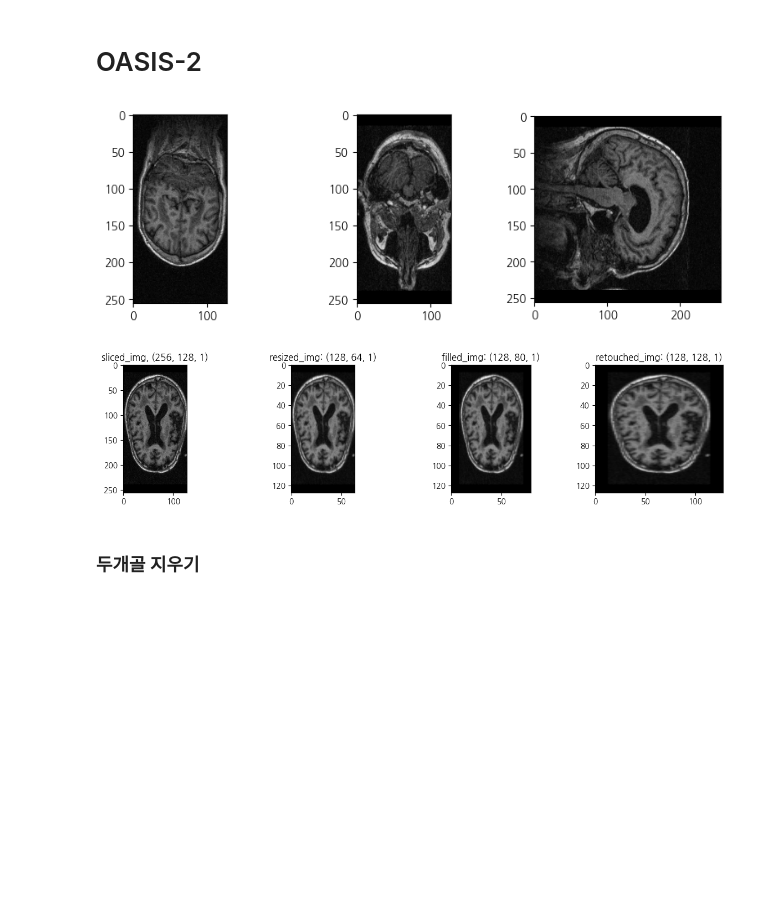
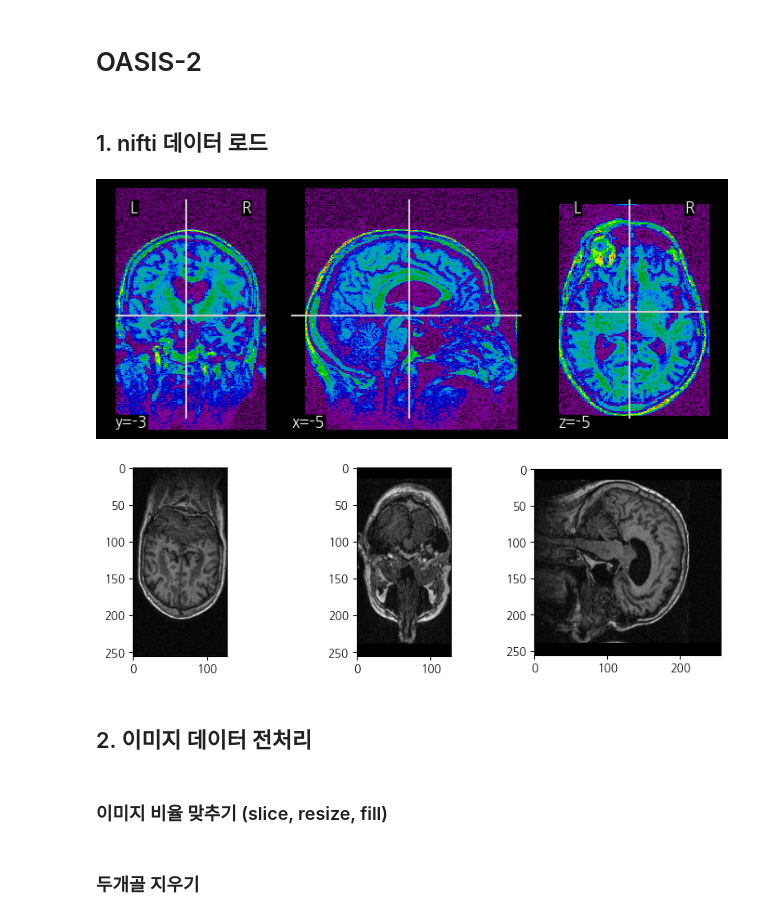
Before and after one commit to yonghyeun/Dementia_Analysis, a Jupyter notebook: 지민/4. Alzheimer MRI Preprocessed Dataset.ipynb, the cells around one changed output. Cells and saved outputs as stored; diff of their text form; code cells hidden in the pictures; blank space fills up the shorter version.

Commit message:
added image preprocessing function
removing skull from brain MRI image data

```diff
--- a/지민/4. Alzheimer MRI Preprocessed Dataset.ipynb
+++ b/지민/4. Alzheimer MRI Preprocessed Dataset.ipynb
@@ -376,58 +365,62 @@ for i in range(0, w*h):
 # %% [markdown]
 # OASIS-2
+# %% [markdown]
+## 1. nifti 데이터 로드
 # %%
 dir_path = sorted(glob('../OASIS-2 dataset/*'))
 # %%
 # 이미지 파일 경로
 filepath = '../OASIS-2 dataset/OAS2_0017_MR3/mpr-4.nifti.img'
 
 # 이미지 파일 불러오기
 img = nib.load(filepath)
+plotting.plot_epi(img)
 
 # 데이터 얻기
 data = img.get_fdata()
 
 # 이미지 시각화
 fig, axes = plt.subplots(1, 3, figsize=(10, 3))
 axes[0].imshow(data[70, :, :], cmap='gray')
 axes[1].imshow(data[:, 70, :], cmap='gray')
 axes[2].imshow(data[:, :, 70], cmap='gray');
 # %% [output]
-[figure, old version]
+[figure, new version]
+[figure, added]
+# %% [markdown]
+## 2. 이미지 데이터 전처리
+# %% [markdown]
+### 이미지 비율 맞추기 (slice, resize, fill)
 # %%
-# nifti.img 파일 읽어오기
-file = nib.load(filepath)
-img_data = file.get_fdata()
+# # nifti.img 파일 읽어오기
+# file = nib.load(filepath)
+# img_data = file.get_fdata()
 
-# 이미지 처리 과정 (OASIS-2 데이터셋을 preprocessed처럼 만들기)
-fig, axes = plt.subplots(1, 4, figsize=(15, 3))
+# # 이미지 처리 과정 (OASIS-2 데이터셋을 preprocessed처럼 만들기)
+# fig, axes = plt.subplots(2, 2, figsize=(8, 8))
 
-# slicing
-sliced_img = img_data[:, 140, :]
-axes[0].imshow(sliced_img, cmap='gray')
-axes[0].set_title(f'sliced_img, {sliced_img.shape}')
+# # slicing
+# sliced_img = img_data[:, 140, :]
+# axes[0,0].imshow(sliced_img, cmap='gray')
+# axes[0,0].set_title(f'1. sliced_img, {sliced_img.shape}')
 
-# resizing
-resized_img = transform.resize(sliced_img, (128, 64, 1), anti_aliasing=True)
-axes[1].imshow(resized_img, cmap='gray')
-axes[1].set_title(f'resized_img: {resized_img.shape}')
+# # resizing
+# resized_img = transform.resize(sliced_img, (128, 64, 1), anti_aliasing=True)
+# axes[0,1].imshow(resized_img, cmap='gray')
+# axes[0,1].set_title(f'2. resized_img: {resized_img.shape}')
 
-# filling
-h, w, _ = resized_img.shape
-filled_img = np.zeros((128, 80, 1))
-y = (filled_img.shape[0] - h) // 2
-x = (filled_img.shape[1] - w) // 2
-filled_img[y:y+h, x:x+w, :] = resized_img
-axes[2].imshow(filled_img, cmap='gray')
-axes[2].set_title(f'filled_img: {filled_img.shape}')
+# # filling
+# h, w, _ = resized_img.shape
+# filled_img = np.zeros((128, 80, 1))
+# y = (filled_img.shape[0] - h) // 2
+# x = (filled_img.shape[1] - w) // 2
+# filled_img[y:y+h, x:x+w, :] = resized_img
+# axes[1,0].imshow(filled_img, cmap='gray')
+# axes[1,0].set_title(f'3. filled_img: {filled_img.shape}')
 
-# resizing
-retouched_img = transform.resize(filled_img, (128, 128, 1), anti_aliasing=True)
-axes[3].imshow(retouched_img, cmap='gray')
-axes[3].set_title(f'retouched_img: {retouched_img.shape}')
-
-plt.show()
+# # resizing
+# retouched_img = transform.resize(filled_img, (128, 128, 1), anti_aliasing=True)
+# axes[1,1].imshow(retouched_img, cmap='gray')
+# axes[1,1].set_title(f'4. retouched_img: {retouched_img.shape}')
-# %% [output]
-[figure, removed]
 # %% [markdown]
 ### 두개골 지우기
```
Also changed, not shown: parts of 16 cells of this notebook.
